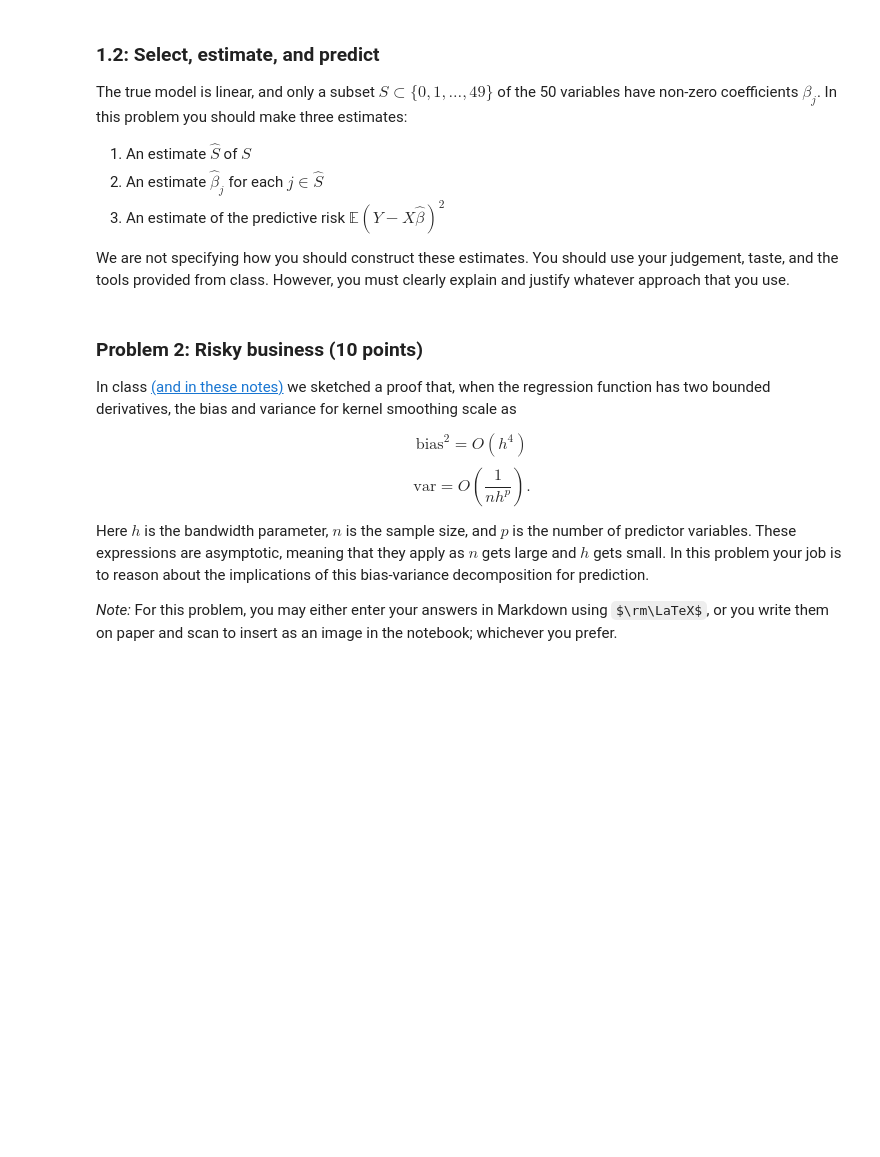
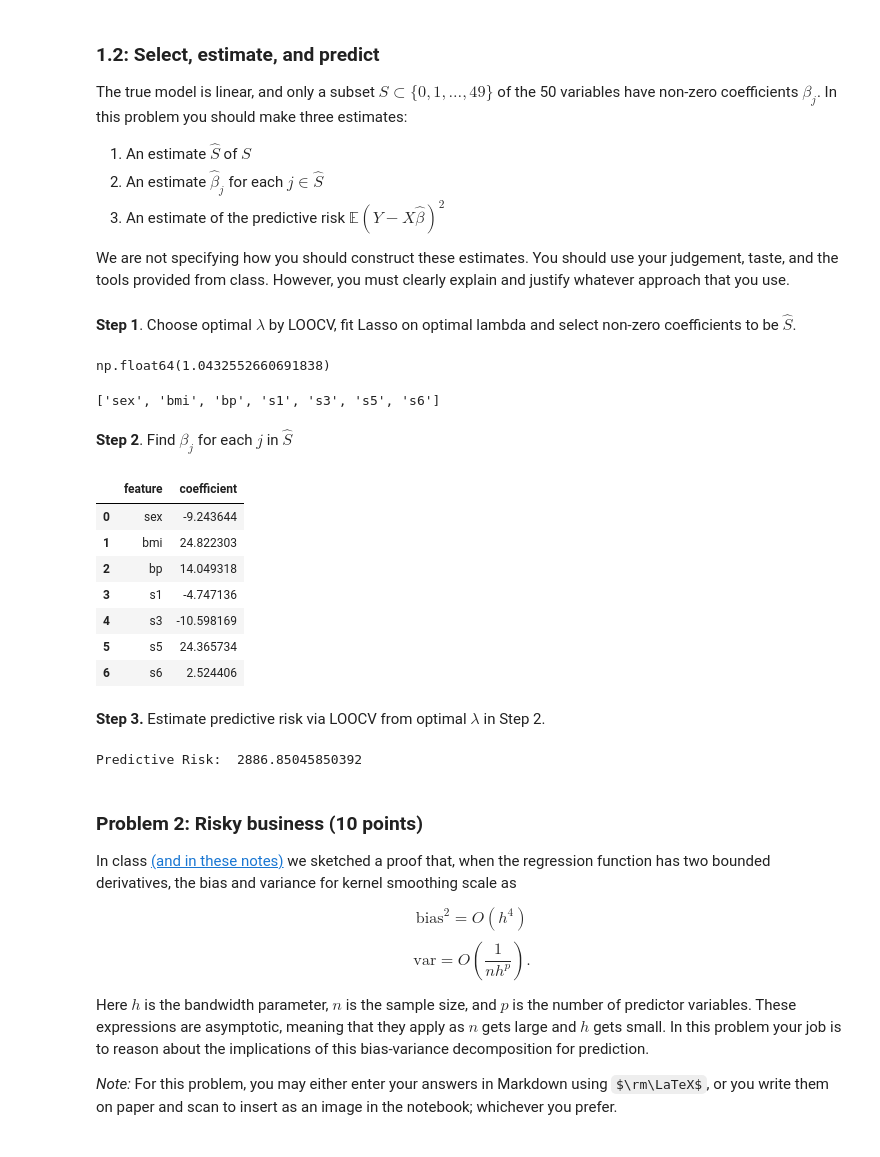
Before and after one commit to joycqu17/365, a Jupyter notebook: assignments/assn1/assn1.ipynb, the cells around one changed output. Saved outputs shown, nothing was run; the diff lists cells and outputs as text; code cells hidden in the pictures; some formulas as TeX source; blank space fills up the shorter version.

```diff
--- a/assignments/assn1/assn1.ipynb
+++ b/assignments/assn1/assn1.ipynb
@@ -152,3 +150,51 @@ the tools provided from class. However, you must clearly explain and justify wha
+# %% [markdown]
+**Step 1**. Choose optimal $\lambda$ by LOOCV, fit Lasso on optimal lambda and select non-zero coefficients to be $\hat{S}$.
+# %%
+from sklearn.linear_model import LassoCV
+from sklearn.model_selection import LeaveOneOut
+
+loo = LeaveOneOut()
+
+lasso_cv = LassoCV(cv=loo, n_alphas=100, random_state=0)
+lasso_cv.fit(X_scaled, y)
+best_lambda = lasso_cv.alpha_
+best_lambda
+# %% [output]
+np.float64(1.0432552660691838)
+# %%
+lasso_coef = lasso_cv.coef_
+hat_S = [i for i, c in enumerate(lasso_coef) if c != 0]
+hat_S
+selected_features = [feature_names[i] for i in hat_S]
+selected_features
+# %% [output]
+['sex', 'bmi', 'bp', 's1', 's3', 's5', 's6']
+# %% [markdown]
+**Step 2**. Find $\beta_j$ for each $j$ in $\hat{S}$
+# %%
+lasso_coefs_selected = lasso_cv.coef_[hat_S]
+
+results = pd.DataFrame({
+    'feature': selected_features,
+    'coefficient': lasso_coefs_selected
+})
+results
+# %% [output]
+|  | feature | coefficient |
+| 0 | sex | -9.243644 |
+| 1 | bmi | 24.822303 |
+| 2 | bp | 14.049318 |
+| 3 | s1 | -4.747136 |
+| 4 | s3 | -10.598169 |
+| 5 | s5 | 24.365734 |
+| 6 | s6 | 2.524406 |
+# %% [markdown]
+**Step 3.** Estimate predictive risk via LOOCV from optimal $\lambda$ in Step 2.
+# %%
+preds = lasso_cv.predict(X_scaled)
+print('Predictive Risk: ', np.mean((y - preds)**2))
+# %% [output]
+Predictive Risk:  2886.85045850392
 # %% [markdown]
 ### Problem 2: Risky business (10 points)
 
```
Also changed, not shown: parts of 2 cells of this notebook.
